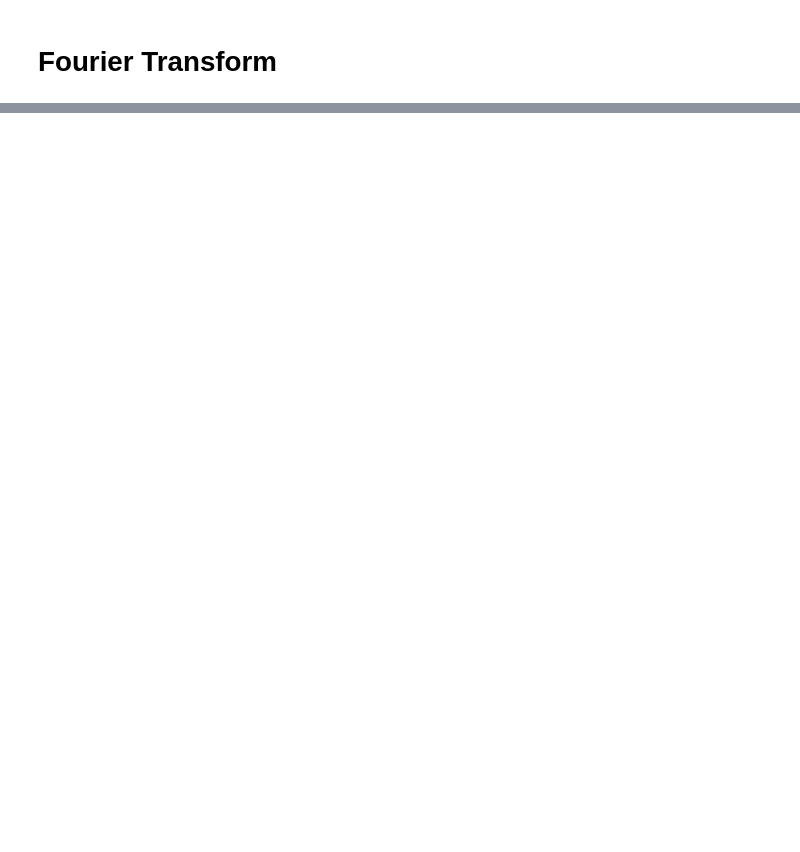
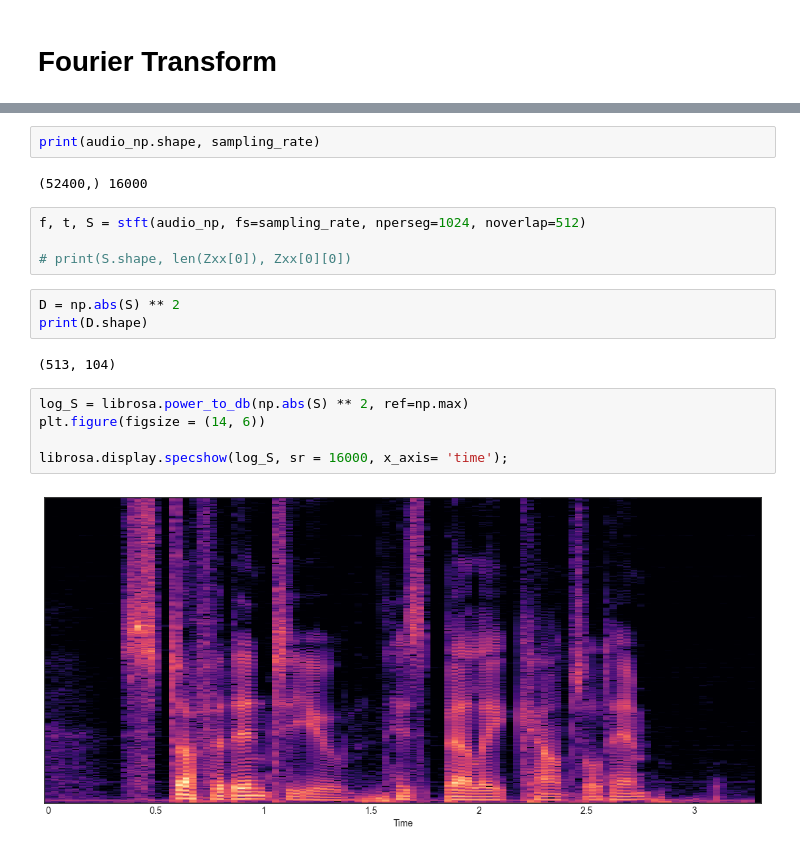
Before and after one commit to Bonniecoleman/Audio_Classification, a Jupyter notebook: Audio_Processing.ipynb, the cells around one changed output, grey strips where cells are left out. Cells and saved outputs as stored; diff of their text form; blank space fills up the shorter version.

```diff
--- a/Audio_Processing.ipynb
+++ b/Audio_Processing.ipynb
@@ -228,0 +288,20 @@ Pitch class C = {..., C1, C2, C3, C4, C5, C6, ...}
+# %%
+print(audio_np.shape, sampling_rate)
+# %% [output]
+(52400,) 16000
+# %%
+f, t, S = stft(audio_np, fs=sampling_rate, nperseg=1024, noverlap=512)
+
+# print(S.shape, len(Zxx[0]), Zxx[0][0])
+# %%
+D = np.abs(S) ** 2
+print(D.shape)
+# %% [output]
+(513, 104)
+# %%
+log_S = librosa.power_to_db(np.abs(S) ** 2, ref=np.max)
+plt.figure(figsize = (14, 6))
+
+librosa.display.specshow(log_S, sr = 16000, x_axis= 'time');
+# %% [output]
+[figure, added]
```
Also changed, not shown: parts of 11 cells of this notebook.
